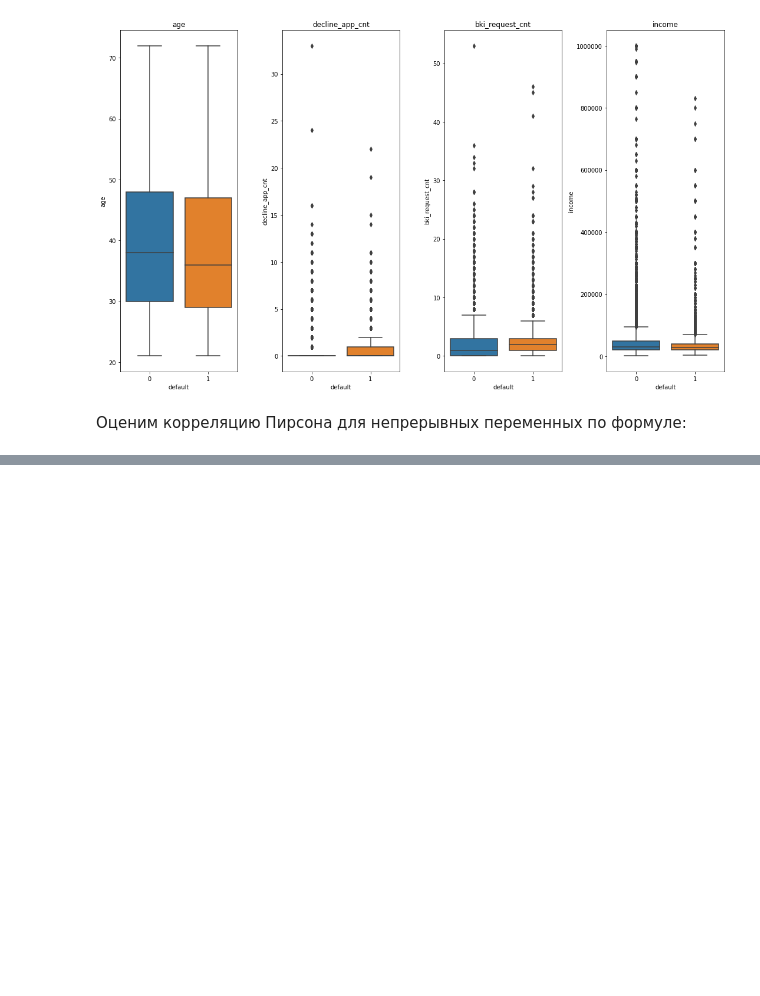
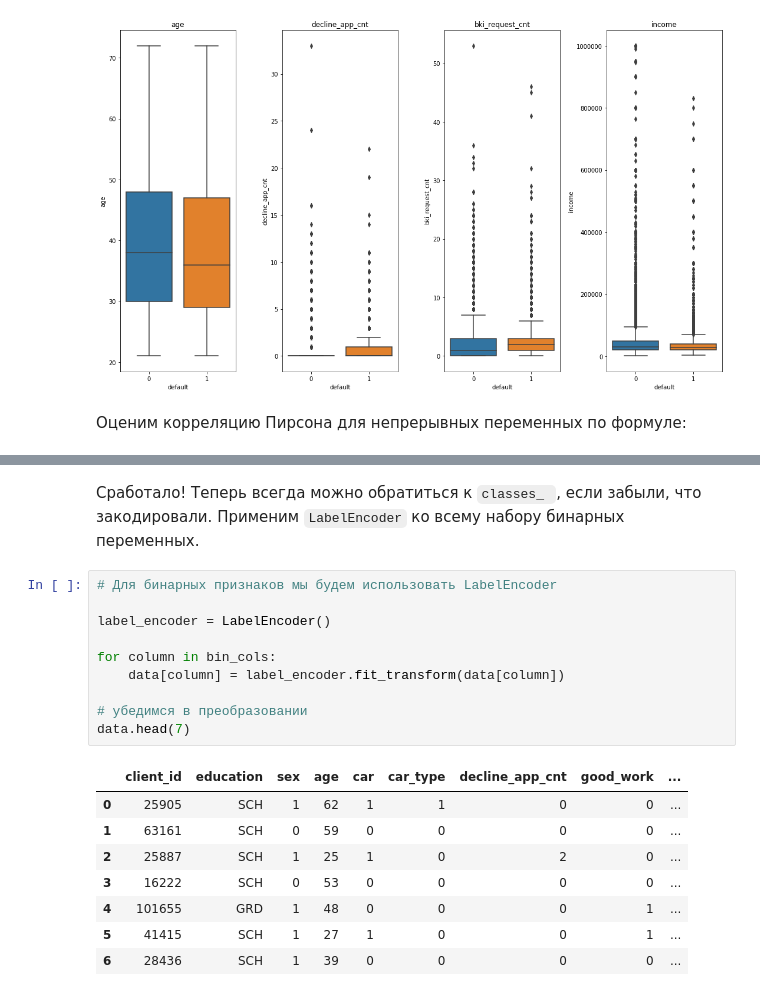
Before and after one commit to Urusut/IvanovDmitryV, a Jupyter notebook: Unit_5/Pre_Project_4.ipynb, the cells around one changed output, grey strips where cells are left out. Saved outputs shown, nothing was run; the diff lists cells and outputs as text; blank space fills up the shorter version.

```diff
--- a/Unit_5/Pre_Project_4.ipynb
+++ b/Unit_5/Pre_Project_4.ipynb
@@ -186,0 +216,21 @@ plt.tight_layout()
+# %% [markdown]
+Сработало! Теперь всегда можно обратиться к `classes_ `, если забыли, что закодировали. Применим `LabelEncoder` ко всему набору бинарных переменных.
+# %%
+# Для бинарных признаков мы будем использовать LabelEncoder
+
+label_encoder = LabelEncoder()
+
+for column in bin_cols:
+    data[column] = label_encoder.fit_transform(data[column])
+
+# убедимся в преобразовании
+data.head(7)
+# %% [output]
+|  | client_id | education | sex | age | car | car_type | decline_app_cnt | good_work | ... |
+| 0 | 25905 | SCH | 1 | 62 | 1 | 1 | 0 | 0 | ... |
+| 1 | 63161 | SCH | 0 | 59 | 0 | 0 | 0 | 0 | ... |
+| 2 | 25887 | SCH | 1 | 25 | 1 | 0 | 2 | 0 | ... |
+| 3 | 16222 | SCH | 0 | 53 | 0 | 0 | 0 | 0 | ... |
+| 4 | 101655 | GRD | 1 | 48 | 0 | 0 | 0 | 1 | ... |
+| 5 | 41415 | SCH | 1 | 27 | 1 | 0 | 0 | 1 | ... |
+| 6 | 28436 | SCH | 1 | 39 | 0 | 0 | 0 | 0 | ... |
```
Also changed, not shown: parts of 19 cells of this notebook, 1 other file.
